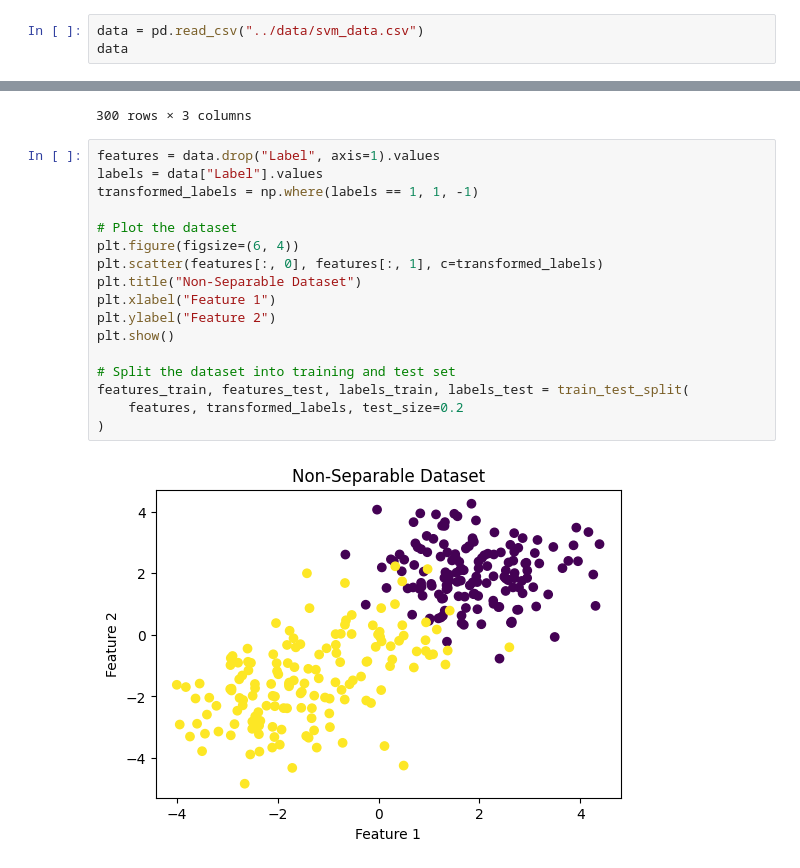
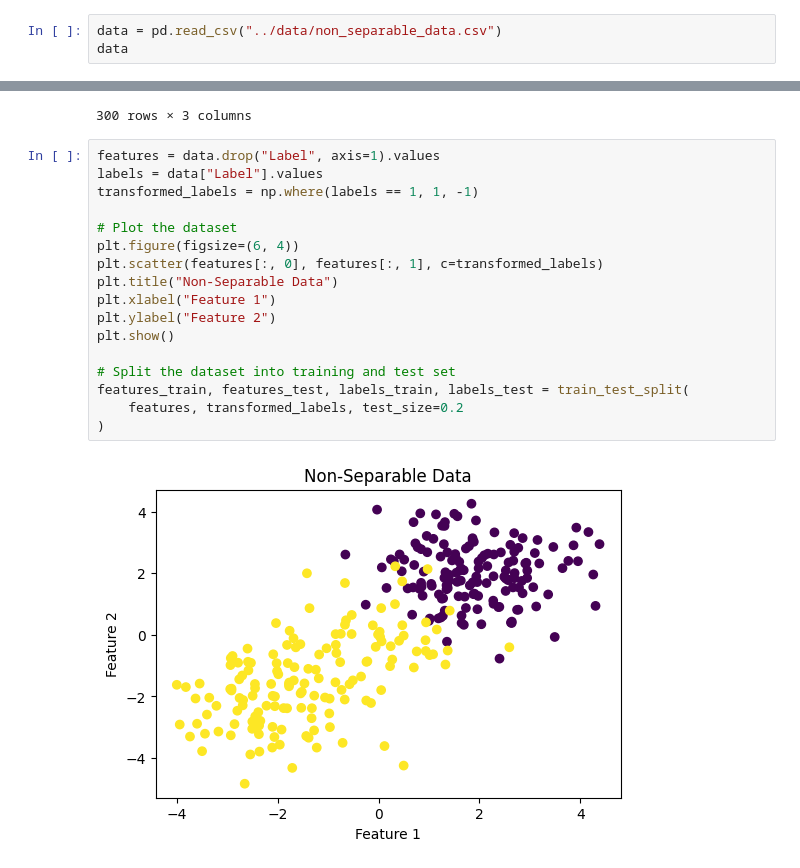
Before and after one commit to didarulilm/ml-notebooks, a Jupyter notebook: src/support_vector_machines.ipynb, the cells around one changed output, grey strips where cells are left out. Drawn from its saved outputs; the diff is of its cells as text.

```diff
--- a/src/support_vector_machines.ipynb
+++ b/src/support_vector_machines.ipynb
@@ -11,7 +11,7 @@ import matplotlib.pyplot as plt
 from sklearn.model_selection import train_test_split
 from sklearn.utils import shuffle
 # %%
-data = pd.read_csv("../data/svm_data.csv")
+data = pd.read_csv("../data/non_separable_data.csv")
 data
 # %% [output]
 |  | Feature 1 | Feature 2 | Label |
@@ -30,22 +30,22 @@ data
 # %%
 features = data.drop("Label", axis=1).values
 labels = data["Label"].values
 transformed_labels = np.where(labels == 1, 1, -1)
 
 # Plot the dataset
 plt.figure(figsize=(6, 4))
 plt.scatter(features[:, 0], features[:, 1], c=transformed_labels)
-plt.title("Non-Separable Dataset")
+plt.title("Non-Separable Data")
 plt.xlabel("Feature 1")
 plt.ylabel("Feature 2")
 plt.show()
 
 # Split the dataset into training and test set
 features_train, features_test, labels_train, labels_test = train_test_split(
     features, transformed_labels, test_size=0.2
 )
 # %% [output]
-[figure, old version]
+[figure, new version]
 # %% [markdown]
 ### Cost Function, Gradient, and Inference
 
```
Also changed, not shown: parts of 2 cells of this notebook, 2 other files.
